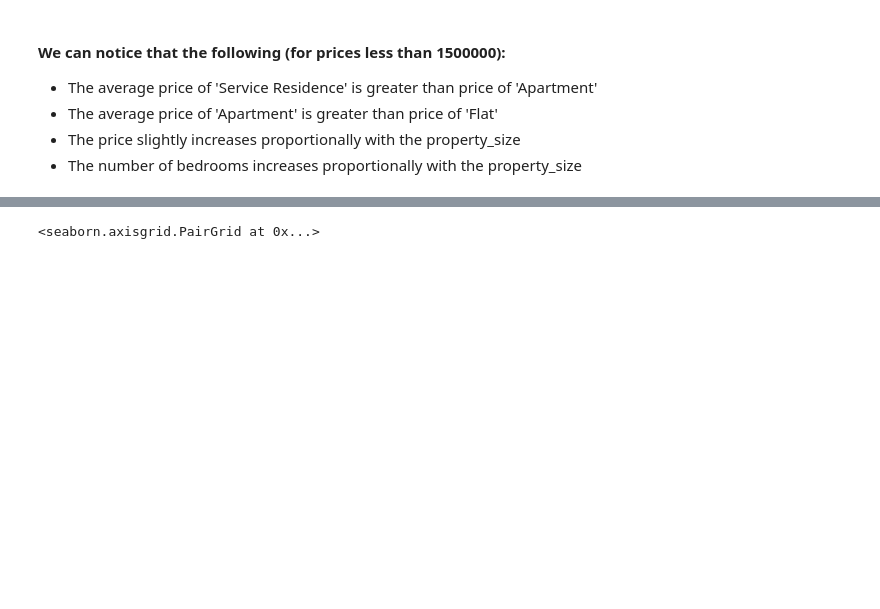
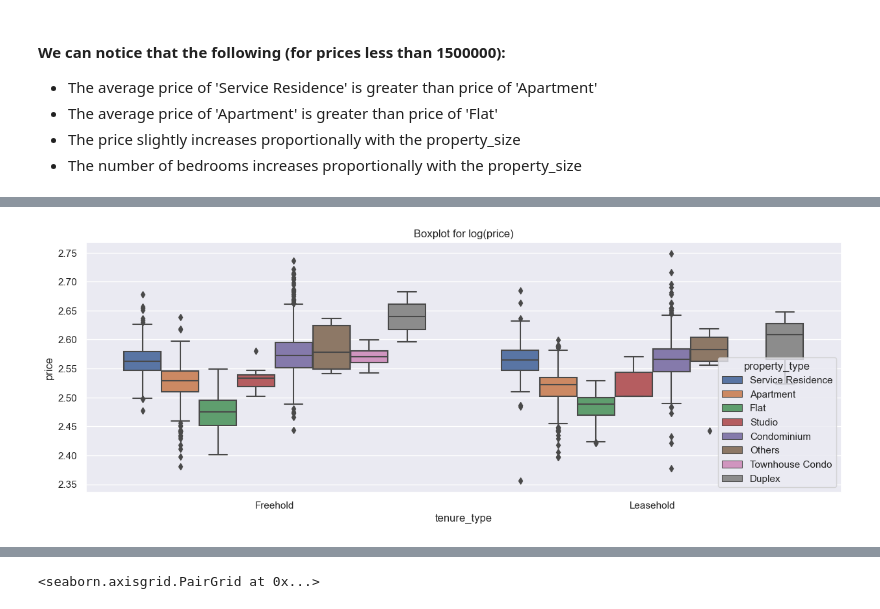
Before and after one commit to aahmedsherif/FinalProject, a Jupyter notebook: script.ipynb, the cells around one changed output, grey strips where cells are left out. Drawn from its saved outputs; the diff is of its cells as text; code cells hidden in the pictures; blank space fills up the shorter version.

```diff
--- a/script.ipynb
+++ b/script.ipynb
@@ -671,0 +688,10 @@ See the caveats in the documentation: https://pandas.pydata.org/pandas-docs/stab
+# %%
+# take log of the price
+df['price'] = np.log(df['price'])
+
+plt.figure(figsize=(15,5))
+sns.boxplot(data=df, y='price', x='tenure_type', hue='property_type')
+plt.title('Boxplot for log(price)')
+plt.show()
+# %% [output]
+[figure, added]
```
Also changed, not shown: parts of 5 cells of this notebook.
